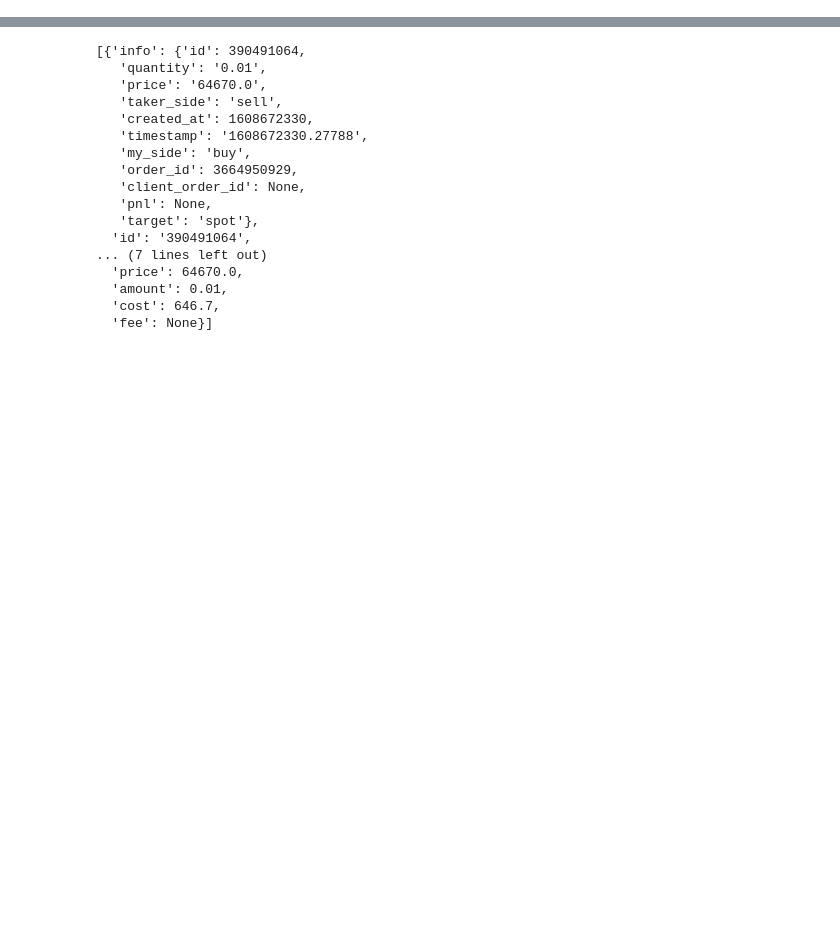
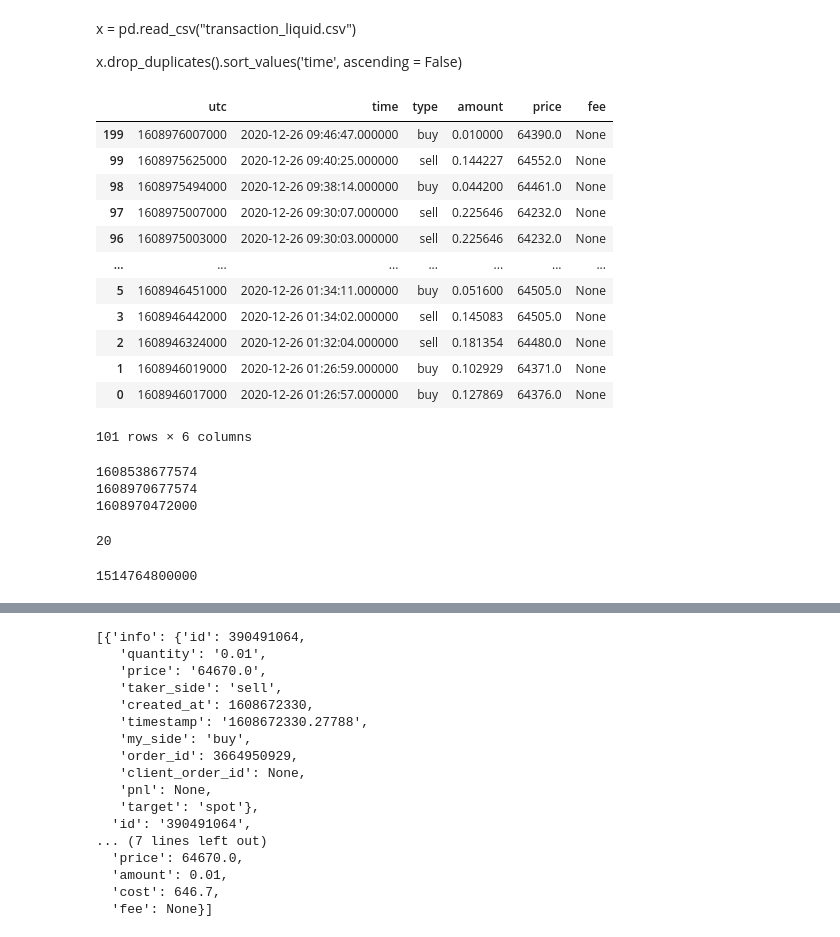
Before and after one commit to jianwang0212/napoli_gang, a Jupyter notebook: engine.ipynb, the cells around one changed output, grey strips where cells are left out. Drawn from its saved outputs; the diff is of its cells as text; code cells hidden in the pictures; blank space fills up the shorter version.

```diff
--- a/engine.ipynb
+++ b/engine.ipynb
@@ -11,3 +11,53 @@ liquid = ccxt.liquid({
     'apiKey': '1800187',
     'secret': 'XU5Uf9Dc15SNWD4POVhu1rQOGrIuToO/01AI4nXrOKfBOt4bM4827U6E5fYnH08pnGaRVZ13GnSdQajfNrtpFg=='
 })
+# %% [markdown]
+x = pd.read_csv("transaction_liquid.csv")
+
+x.drop_duplicates().sort_values('time', ascending = False)
+# %%
+x = pd.read_csv("transaction_liquid.csv")
+# %%
+x.drop_duplicates().sort_values('time', ascending = False)
+# %% [output]
+|  | utc | time | type | amount | price | fee |
+| 199 | 1608976007000 | 2020-12-26 09:46:47.000000 | buy | 0.010000 | 64390.0 | None |
+| 99 | 1608975625000 | 2020-12-26 09:40:25.000000 | sell | 0.144227 | 64552.0 | None |
+| 98 | 1608975494000 | 2020-12-26 09:38:14.000000 | buy | 0.044200 | 64461.0 | None |
+| 97 | 1608975007000 | 2020-12-26 09:30:07.000000 | sell | 0.225646 | 64232.0 | None |
+| 96 | 1608975003000 | 2020-12-26 09:30:03.000000 | sell | 0.225646 | 64232.0 | None |
+| ... | ... | ... | ... | ... | ... | ... |
+| 5 | 1608946451000 | 2020-12-26 01:34:11.000000 | buy | 0.051600 | 64505.0 | None |
+| 3 | 1608946442000 | 2020-12-26 01:34:02.000000 | sell | 0.145083 | 64505.0 | None |
+| 2 | 1608946324000 | 2020-12-26 01:32:04.000000 | sell | 0.181354 | 64480.0 | None |
+| 1 | 1608946019000 | 2020-12-26 01:26:59.000000 | buy | 0.102929 | 64371.0 | None |
+| 0 | 1608946017000 | 2020-12-26 01:26:57.000000 | buy | 0.127869 | 64376.0 | None |
+101 rows × 6 columns
+# %%
+    all_orders = []
+    now = exchange.milliseconds()
+    since =  now - 86400000 * 5  # -1 day from now
+    print(since)
+    print(now)
+    while since < now:
+        symbol = 'ETH/JPY'  # change for your symbol
+        limit = 20  # change for your limit
+        orders = exchange.fetch_my_trades(symbol, since, limit)
+        if len(orders) > 1:
+            since = orders[len(orders) - 1]['timestamp']
+            print(since)
+            all_orders += orders
+        else:
+            break
+# %% [output]
+1608538677574
+1608970677574
+1608970472000
+# %%
+len(all_orders)
+# %% [output]
+20
+# %%
+exchange.parse8601('2020-12-21T00:00:00Z')
+# %% [output]
+1514764800000
```
Also changed, not shown: parts of 9 cells of this notebook, 6 other files.
